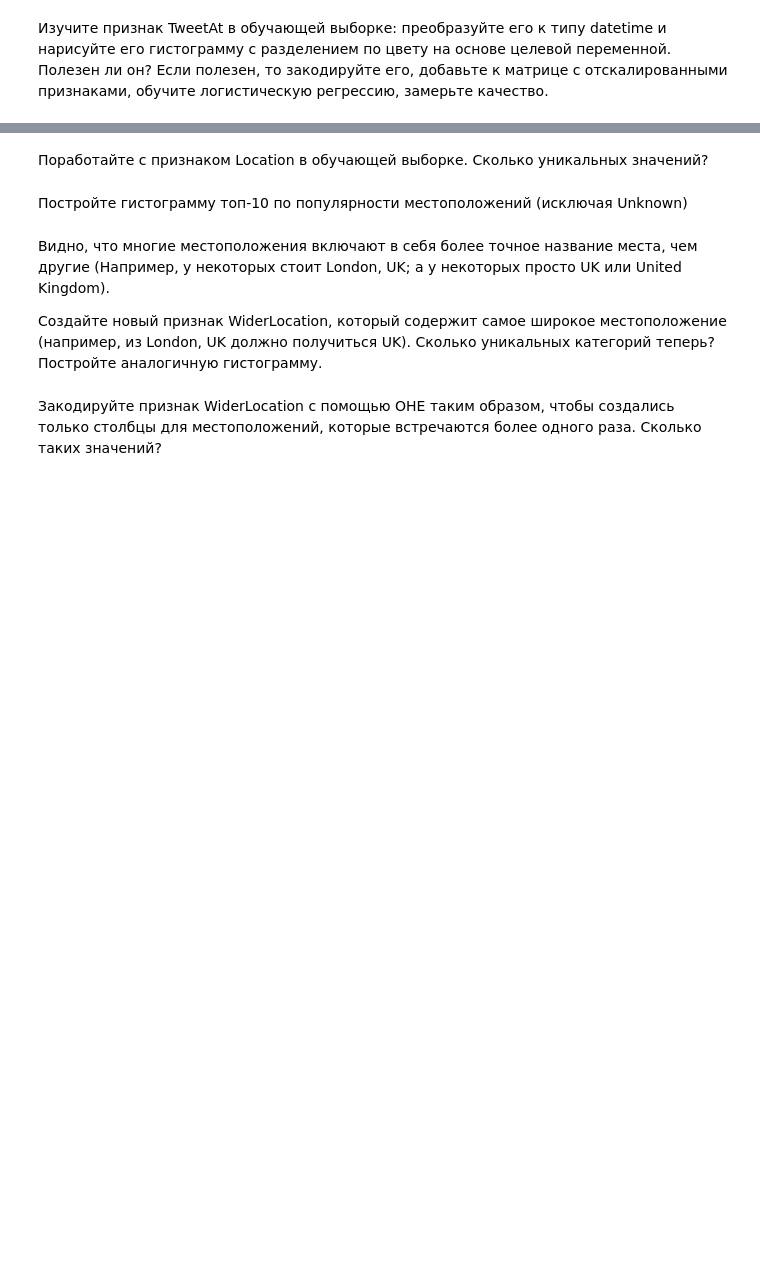
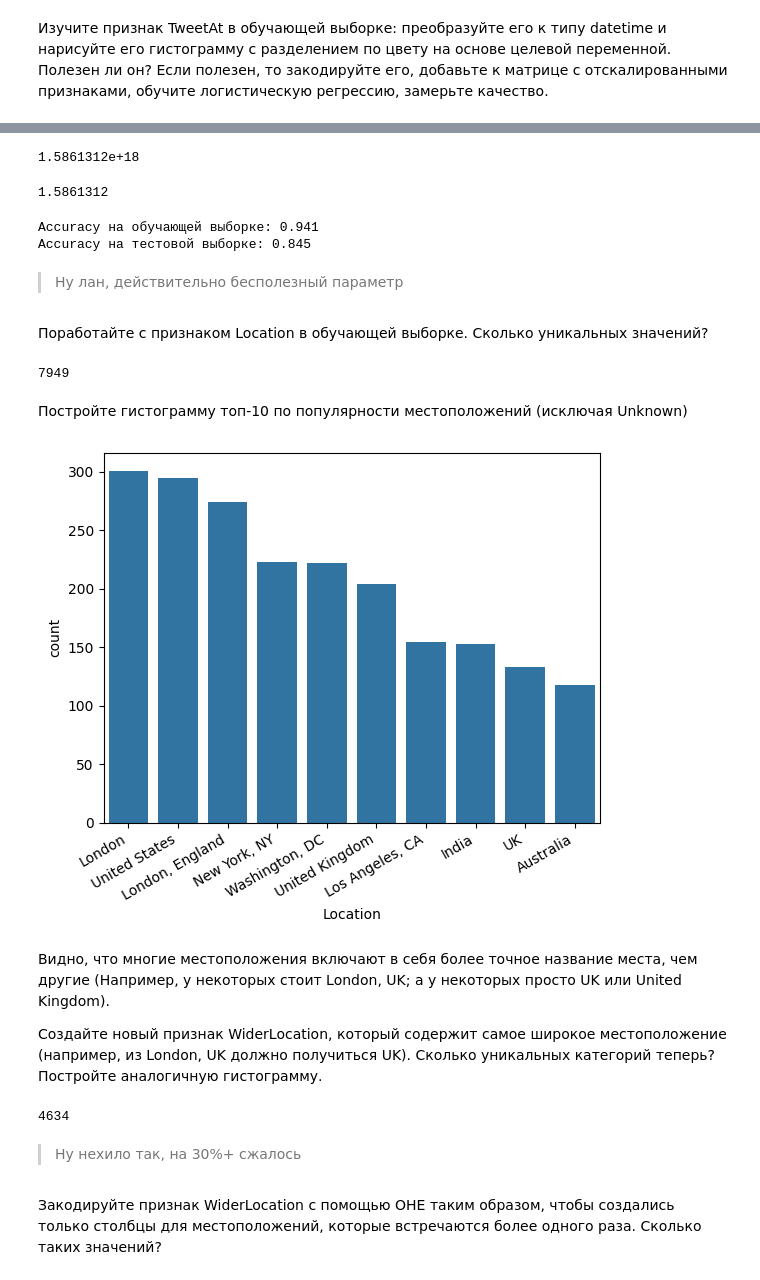
Before and after one commit to AjnoEO/iad-ml, a Jupyter notebook: hw06-texts/hw06_texts.ipynb, the cells around one changed output, grey strips where cells are left out. Saved outputs shown, nothing was run; the diff lists cells and outputs as text; code cells hidden in the pictures; blank space fills up the shorter version.

```diff
--- a/hw06-texts/hw06_texts.ipynb
+++ b/hw06-texts/hw06_texts.ipynb
@@ -586,2 +718,27 @@ from sklearn.preprocessing import StandardScaler
+# %%
+train.TweetAt = pd.to_numeric(pd.to_datetime(train.TweetAt, dayfirst=True), downcast="float")
+test.TweetAt = pd.to_numeric(pd.to_datetime(test.TweetAt, dayfirst=True), downcast="float")
+train.TweetAt.iloc[0]
+# %% [output]
+1.5861312e+18
+# %%
+c: int = 10 ** np.floor(np.log10(train.TweetAt)).min()
+train.TweetAt = train.TweetAt / c
+test.TweetAt = test.TweetAt / c
+train.TweetAt.iloc[0]
+# %% [output]
+1.5861312
+# %%
+from scipy import sparse
+
+cv_df_X_w_date = sparse.hstack((cv_df_X, train[["TweetAt"]]))
+cv_df_test_X_w_date = sparse.hstack((cv_df_test_X, test[["TweetAt"]]))
+
+model = train_report(cv_df_X_w_date, cv_df_test_X_w_date)
+# %% [output]
+Accuracy на обучающей выборке: 0.941
+Accuracy на тестовой выборке: 0.845
+# %% [markdown]
+> Ну лан, действительно бесполезный параметр
 # %% [markdown]
 Поработайте с признаком Location в обучающей выборке. Сколько уникальных значений?
@@ -590,2 +745,6 @@ from sklearn.preprocessing import StandardScaler
+# %%
+train.Location.unique().size
+# %% [output]
+7949
 # %% [markdown]
 Постройте гистограмму топ-10 по популярности местоположений (исключая Unknown)
@@ -594,3 +751,9 @@ from sklearn.preprocessing import StandardScaler
+# %%
+sns.barplot(train.Location.value_counts().sort_values(ascending=False).drop("Unknown")[:10])
+plt.xticks(rotation=30, ha="right")
+plt.show()
+# %% [output]
+[figure, added]
 # %% [markdown]
 Видно, что многие местоположения включают в себя более точное название места, чем другие (Например, у некоторых стоит London, UK; а у некоторых просто UK или United Kingdom).
 
@@ -600,2 +761,11 @@ from sklearn.preprocessing import StandardScaler
+# %%
+def wider_location(s: str): return s.rsplit(",", maxsplit=1)[-1].strip() if ":" not in s else s
+train["WiderLocation"] = train.Location.apply(wider_location)
+test["WiderLocation"] = test.Location.apply(wider_location)
+train.WiderLocation.unique().size
+# %% [output]
+4634
+# %% [markdown]
+> Ну нехило так, на 30%+ сжалось
 # %% [markdown]
 Закодируйте признак WiderLocation с помощью OHE таким образом, чтобы создались только столбцы для местоположений, которые встречаются более одного раза. Сколько таких значений?
```
Also changed, not shown: parts of 52 cells of this notebook.
